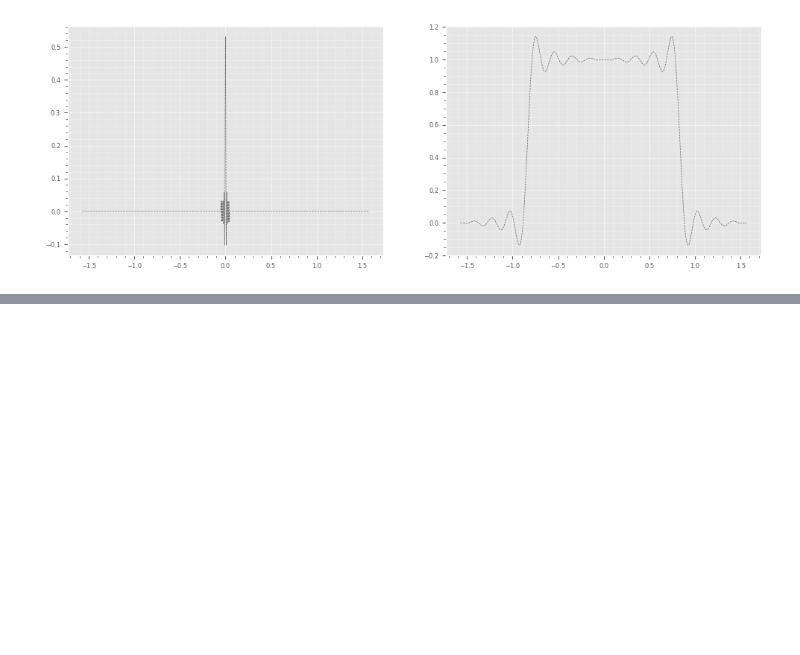
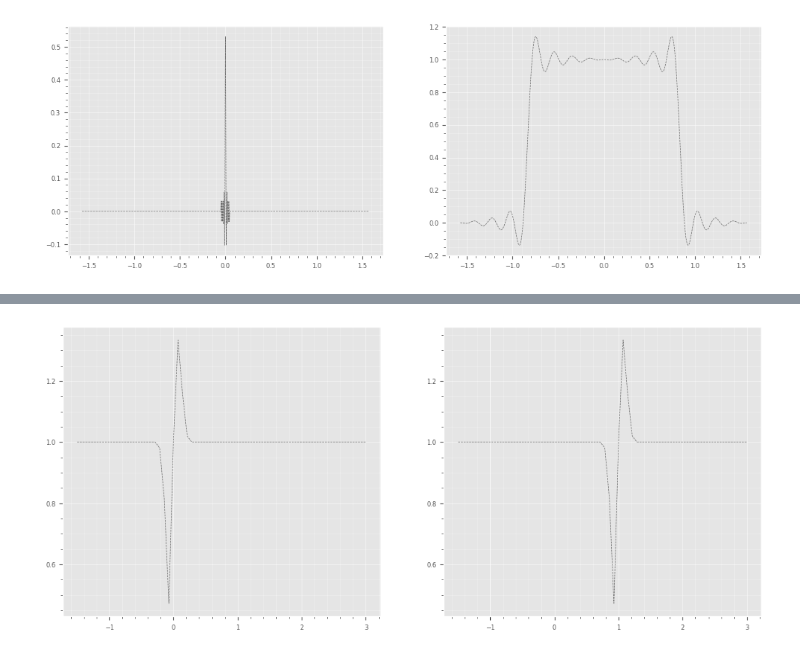
Before and after one commit to blackgolfer/super-qi, a Jupyter notebook: ms/sp/nb/fft.ipynb, the cells around one changed output, grey strips where cells are left out. Drawn from its saved outputs; the diff is of its cells as text; code cells hidden in the pictures; blank space fills up the shorter version.

```diff
--- a/ms/sp/nb/fft.ipynb
+++ b/ms/sp/nb/fft.ipynb
@@ -134,0 +246,27 @@ plot_function(ax[1],tt,yyf[cc])
+# %%
+def fold_on_one(alpha,eps,t,N=1):
+    t1=(t-alpha)/eps
+    if t>alpha and t<alpha+eps:
+        return rcfis(t1,N)+rcfis(-t1,N)
+    elif t>alpha-eps and t<alpha:
+        return rcfis(-t1,N)-rcfis(t1,N)
+    else:
+        return 1.0
+def unfold_on_one(alpha,eps,t,N=1):
+    t1=(t-alpha)/eps
+    if t>alpha and t<alpha+eps:
+        return rcfis(t1,N)-rcfis(-t1,N)
+    elif t>alpha-eps and t<alpha:
+        return rcfis(-t1,N)+rcfis(t1,N)
+    else:
+        return 1.0
+# %%
+alphas=[0.0,1.0]
+leps=[.25,.25]
+t=np.linspace(-1.5,3,64)
+fig,axes=plt.subplots(1,2,figsize=(12,5))
+for i, alpha,eps in zip(range(len(alphas)),alphas,leps):
+    x=[fold_on_one(alpha,eps,v) for v in t]
+    plot_function(axes[i],t,x)
+# %% [output]
+[figure, added]
```
Also changed, not shown: parts of 28 cells of this notebook, 2 other files.
